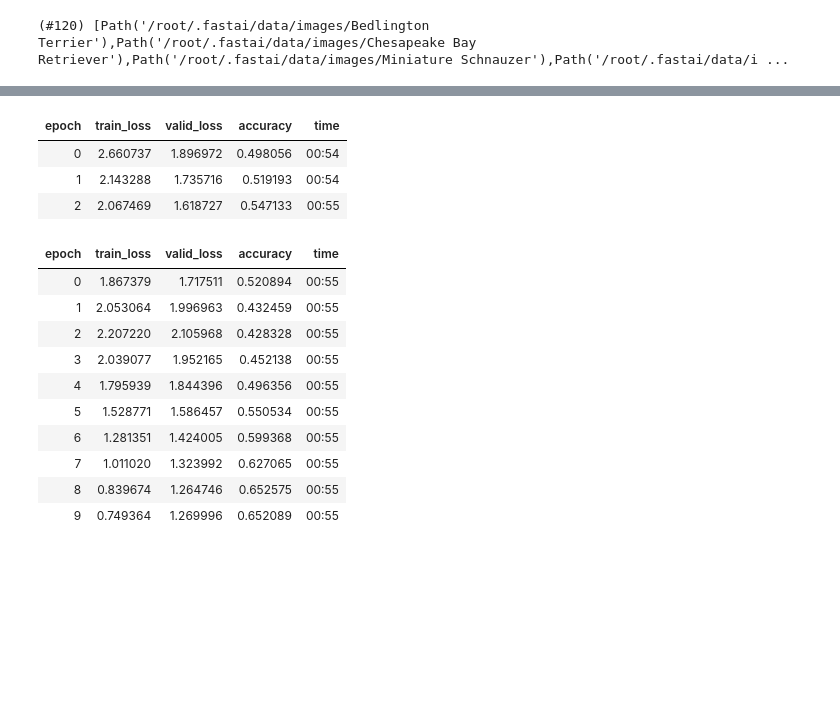
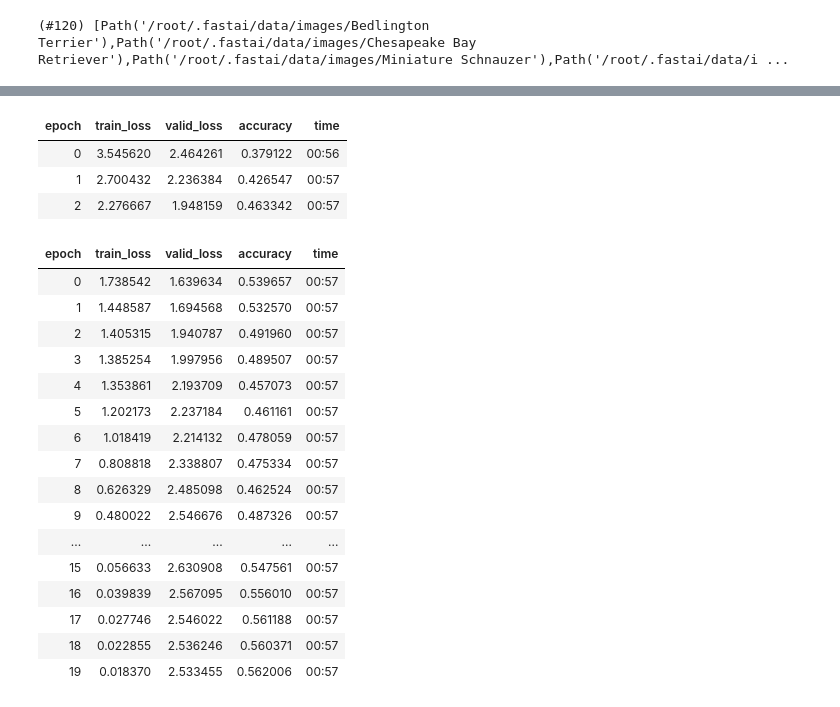
Before and after one commit to willjobs/dog-classifier, a Jupyter notebook: Dog_Classifier.ipynb, the cells around one changed output, grey strips where cells are left out. Drawn from its saved outputs; the diff is of its cells as text; code cells hidden in the pictures; blank space fills up the shorter version.

```diff
--- a/Dog_Classifier.ipynb
+++ b/Dog_Classifier.ipynb
@@ -38,3 +44,7 @@ def set_seed(seed, dls=None, use_cuda=True):
         torch.cuda.manual_seed_all(seed)
         torch.backends.cudnn.deterministic = True
         torch.backends.cudnn.benchmark = False
+# %%
+VALID_PCT = 0.2
+TEST_PCT = 0.1
+IMAGE_SIZE = 128
@@ -62,18 +177,15 @@ download_path.ls()
 # %%
-# Note: images are transformed using random resized crops, which randomly selects a part of the image,
-# crops to that part, then resizes to "zoom in" on a particular part of the image.
-# This happens once per epoch, so each epoch the model will see a different cropping.
+# Note: we resize all images to the same size, padding with 0s (black) if the aspect ratio of
+# the original image isn't right. We also augment batches to include transformed versions of our
+# images in each batch during training (rotation, flipping, perspective warping, brightness, and contrast).
+# We do this on an entire batch at once instead of on an individual image basis because all images
+# will be the same size by the time the batch is running.
 
-# In addition, we augment batches to include transformed versions of our images in each batch
-# during training (rotation, flipping, perspective warping, brightness, and contrast).
-# We do this on an entire batch at once instead of on an individual image basis because all images
-# will be the same size by the time the batch is running (the RandomResizedCrop runs first.)
-dogs = DataBlock(blocks=(ImageBlock, CategoryBlock), # input/independent var = image, output/dependent var = categories
-    get_items=get_image_files,
-    splitter=RandomSplitter(valid_pct=0.2, seed=SEED),
-    get_y=parent_label, # labels are based on folder name
-    item_tfms=RandomResizedCrop(128, min_scale=0.5),
-    batch_tfms=aug_transforms())
+dls = ImageDataLoaders.from_df(df,
+    path='/root/.fastai/data/images',
+    seed=SEED,
+    fn_col=0,
+    label_col=1,
+    valid_col=2,
+    y_block=CategoryBlock,
+    item_tfms=Resize(IMAGE_SIZE, ResizeMethod.Pad, pad_mode='zeros'))
-# %%
-# use our DataBlock template to create a DataLoaders object to import our data
-dls = dogs.dataloaders(download_path)
@@ -96,25 +214,32 @@ Downloading: "https://download.pytorch.org/models/resnet18-5c106cde.pth" to /roo
 # %%
-# 3 epochs with ResNet50 layers frozen, training new layers
-# 10 additional epochs with the ResNet50 unfrozen, training all layers
+# 3 epochs with ResNet layers frozen, training new layers
+# 10 additional epochs with the ResNet unfrozen, training all layers
 
 set_seed(SEED)
-learn.fine_tune(epochs=10, freeze_epochs=3, base_lr=lr_steep)
+learn = cnn_learner(dls, resnet18, metrics=accuracy)
+learn.fine_tune(epochs=20, freeze_epochs=3, base_lr=lr_steep)
 # %% [output]
 | epoch | train_loss | valid_loss | accuracy | time |
-| 0 | 2.660737 | 1.896972 | 0.498056 | 00:54 |
-| 1 | 2.143288 | 1.735716 | 0.519193 | 00:54 |
-| 2 | 2.067469 | 1.618727 | 0.547133 | 00:55 |
+| 0 | 3.545620 | 2.464261 | 0.379122 | 00:56 |
+| 1 | 2.700432 | 2.236384 | 0.426547 | 00:57 |
+| 2 | 2.276667 | 1.948159 | 0.463342 | 00:57 |
 | epoch | train_loss | valid_loss | accuracy | time |
-| 0 | 1.867379 | 1.717511 | 0.520894 | 00:55 |
-| 1 | 2.053064 | 1.996963 | 0.432459 | 00:55 |
-| 2 | 2.207220 | 2.105968 | 0.428328 | 00:55 |
-| 3 | 2.039077 | 1.952165 | 0.452138 | 00:55 |
-| 4 | 1.795939 | 1.844396 | 0.496356 | 00:55 |
-| 5 | 1.528771 | 1.586457 | 0.550534 | 00:55 |
-| 6 | 1.281351 | 1.424005 | 0.599368 | 00:55 |
-| 7 | 1.011020 | 1.323992 | 0.627065 | 00:55 |
-| 8 | 0.839674 | 1.264746 | 0.652575 | 00:55 |
-| 9 | 0.749364 | 1.269996 | 0.652089 | 00:55 |
+| 0 | 1.738542 | 1.639634 | 0.539657 | 00:57 |
+| 1 | 1.448587 | 1.694568 | 0.532570 | 00:57 |
+| 2 | 1.405315 | 1.940787 | 0.491960 | 00:57 |
+| 3 | 1.385254 | 1.997956 | 0.489507 | 00:57 |
+| 4 | 1.353861 | 2.193709 | 0.457073 | 00:57 |
+| 5 | 1.202173 | 2.237184 | 0.461161 | 00:57 |
+| 6 | 1.018419 | 2.214132 | 0.478059 | 00:57 |
+| 7 | 0.808818 | 2.338807 | 0.475334 | 00:57 |
+| 8 | 0.626329 | 2.485098 | 0.462524 | 00:57 |
+| 9 | 0.480022 | 2.546676 | 0.487326 | 00:57 |
+| ... | ... | ... | ... | ... |
+| 15 | 0.056633 | 2.630908 | 0.547561 | 00:57 |
+| 16 | 0.039839 | 2.567095 | 0.556010 | 00:57 |
+| 17 | 0.027746 | 2.546022 | 0.561188 | 00:57 |
+| 18 | 0.022855 | 2.536246 | 0.560371 | 00:57 |
+| 19 | 0.018370 | 2.533455 | 0.562006 | 00:57 |
 # %%
 learn.recorder.plot_loss()
 # %% [output]
```
Also changed, not shown: parts of 25 cells of this notebook.
